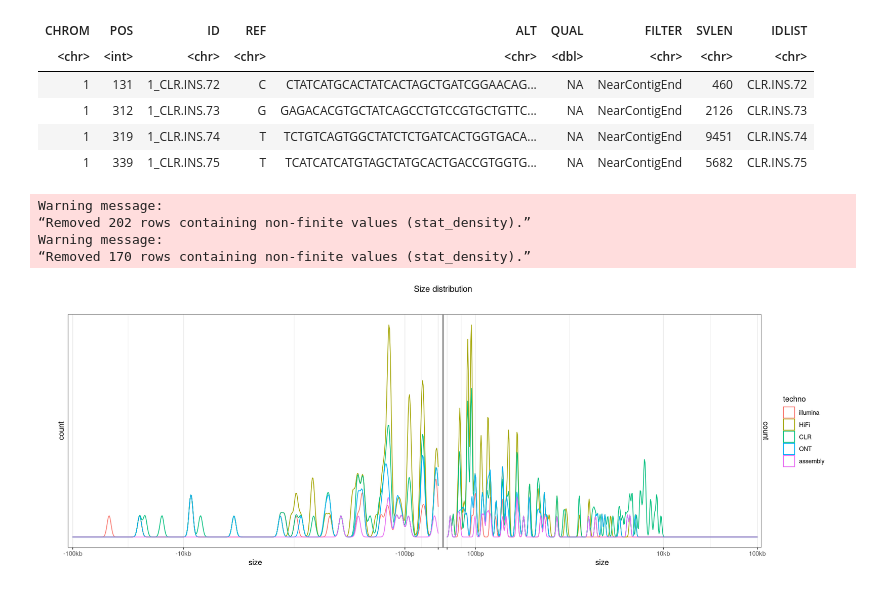
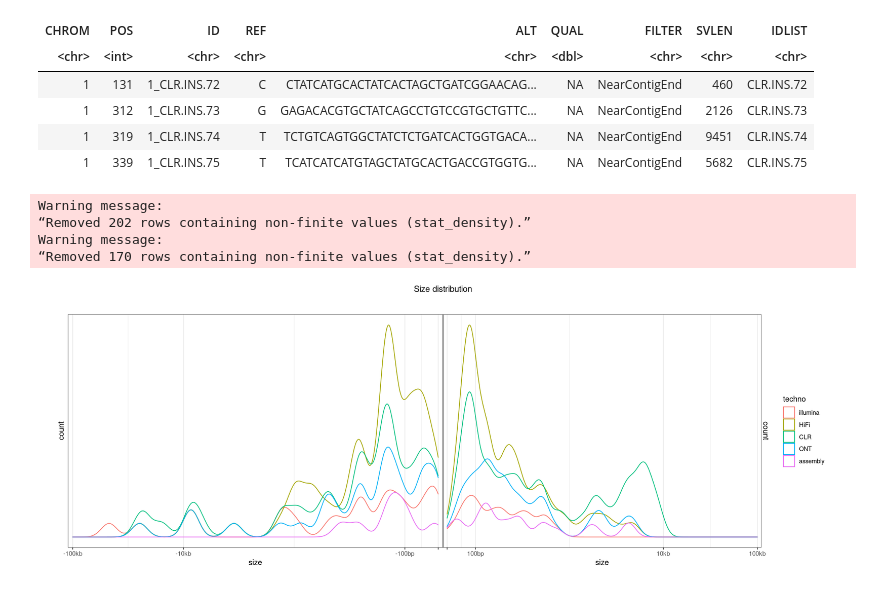
Before and after one commit to SeqOccin-SV/WorkPlanArnaud, a Jupyter notebook: notebooks/SizeDistributions.ipynb, the cells around one changed output. Cells and saved outputs as stored; diff of their text form; code cells hidden in the pictures.

```diff
--- a/notebooks/SizeDistributions.ipynb
+++ b/notebooks/SizeDistributions.ipynb
@@ -45,10 +45,10 @@ read_techno <- function(df, techno, toolid) {
 }
 
 
-dualplotmulti <- function(data) {
+dualplotmulti <- function(data, adjust=4) {
    negative = subset(data, size<0, select=c(size, techno))
    p1 = ggplot() +
-               geom_density(data = negative, aes(x=size, y=..count.., color=techno), adjust=2, alpha=0.3, bw=0.02, fill=NA) +
+               geom_density(data = negative, aes(x=size, y=..count.., color=techno), adjust=adjust, alpha=0.3, bw=0.02, fill=NA) +
                #coord_cartesian(ylim=c(0, 10000)) +
                theme_bw() +
                scale_x_continuous(limits=c(-100000,-50),
@@ -61,7 +61,7 @@ dualplotmulti <- function(data) {
                theme(legend.position = "none")
    positive = subset(data, size>0, select=c(size, techno))
    p2 = ggplot() +
-            geom_density(data = positive, aes(x=size, y=..count.., color=techno), alpha=0.3, bw=0.02, fill=NA) +
+            geom_density(data = positive, aes(x=size, y=..count.., color=techno), adjust=adjust, alpha=0.3, bw=0.02, fill=NA) +
             #coord_cartesian(ylim=c(0, 10000)) +
             theme_bw() +
             scale_x_continuous(limits=c(50,100000),
@@ -95,12 +95,13 @@ ONT = read_techno(df, "ONT", "svim")
 assembly = read_techno(df, "assembly", "paftools")
 data = rbind(illumina, HiFi, CLR, ONT, assembly)
 # %%
-g = dualplotmulti(data)
+# adjust is a "multiplicate bandwidth adjustment" see https://ggplot2.tidyverse.org/reference/geom_density.html
+g = dualplotmulti(data, adjust=8)
 options(repr.plot.width = 16, repr.plot.height = 6)
 grid.arrange(g$left, g$right, ncol=2, top = "Size distribution")
 # %% [output]
 Warning message:
 “Removed 202 rows containing non-finite values (stat_density).”
 Warning message:
 “Removed 170 rows containing non-finite values (stat_density).”
-[figure, old version]
+[figure, new version]
```
Also changed, not shown: 1 other file.
